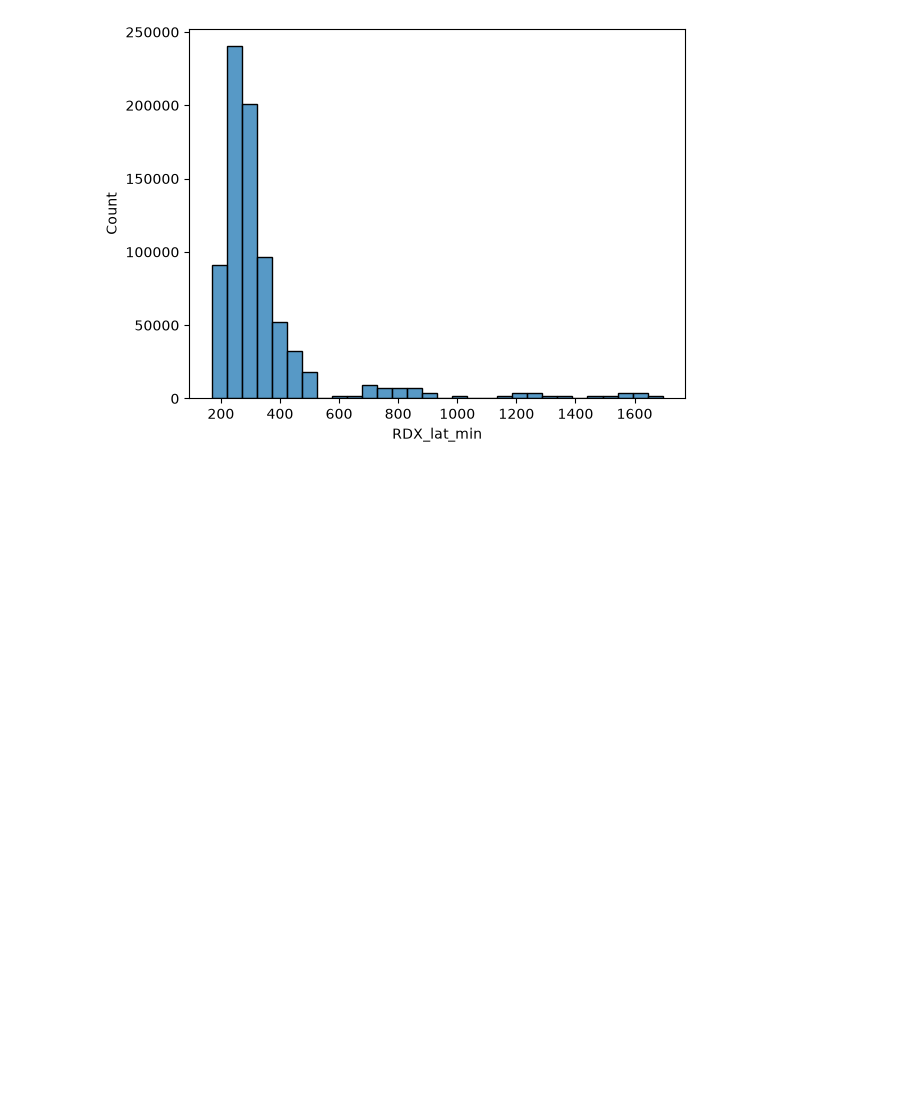
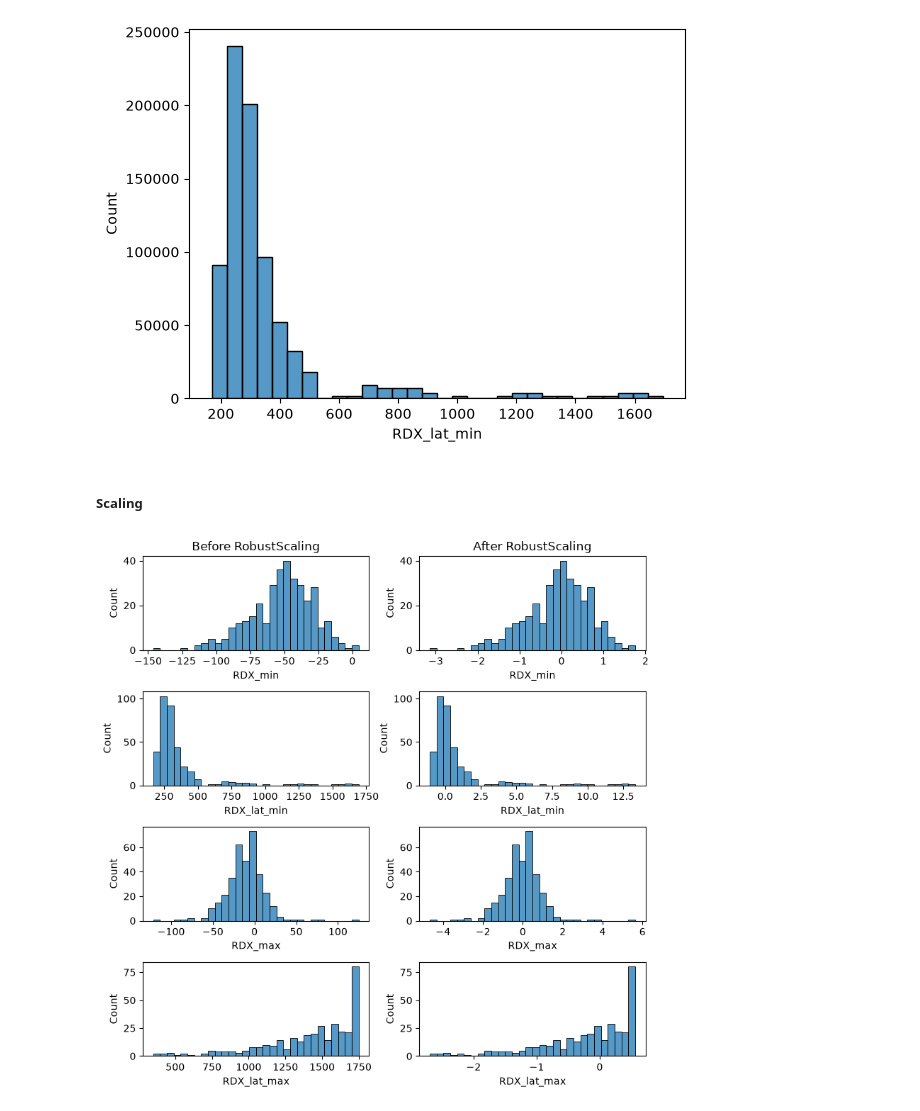
Before and after one commit to arthbreaker/2026_M1_internship, a Jupyter notebook: data_preparation.ipynb, the cells around one changed output. Drawn from its saved outputs; the diff is of its cells as text; code cells hidden in the pictures; blank space fills up the shorter version.

```diff
--- a/data_preparation.ipynb
+++ b/data_preparation.ipynb
@@ -142,3 +142,34 @@ sns.histplot(rdx_data, x='RDX_lat_min', bins=30)
 # %% [output]
 <Axes: xlabel='RDX_lat_min', ylabel='Count'>
 [figure]
+# %% [markdown]
+##### Scaling
+# %%
+from sklearn.preprocessing import RobustScaler
+
+before_scaled = X_train.copy()
+
+transformer = RobustScaler().set_output(transform="pandas").fit(X_train.loc[:, ['RDX_min', 'RDX_lat_min', 'RDX_max', 'RDX_lat_max', 'RDX_grad']])
+transformer
+X_train = transformer.transform(X_train.loc[:, ['RDX_min', 'RDX_lat_min', 'RDX_max', 'RDX_lat_max', 'RDX_grad']])
+# %%
+fig, ax = plt.subplots(4, 2, figsize=(8, 8))
+
+sns.histplot(before_scaled, x='RDX_min', bins=30, ax=ax[0][0])
+sns.histplot(X_train, x='RDX_min', bins=30, ax=ax[0][1])
+
+sns.histplot(before_scaled, x='RDX_lat_min', bins=30, ax=ax[1][0])
+sns.histplot(X_train, x='RDX_lat_min', bins=30, ax=ax[1][1])
+
+sns.histplot(before_scaled, x='RDX_max', bins=30, ax=ax[2][0])
+sns.histplot(X_train, x='RDX_max', bins=30, ax=ax[2][1])
+
+sns.histplot(before_scaled, x='RDX_lat_max', bins=30, ax=ax[3][0])
+sns.histplot(X_train, x='RDX_lat_max', bins=30, ax=ax[3][1])
+
+ax[0][0].set_title('Before RobustScaling')
+ax[0][1].set_title('After RobustScaling')
+
+plt.tight_layout()
+# %% [output]
+[figure, added]
```
Also changed, not shown: parts of 7 cells of this notebook, 1 other file.
